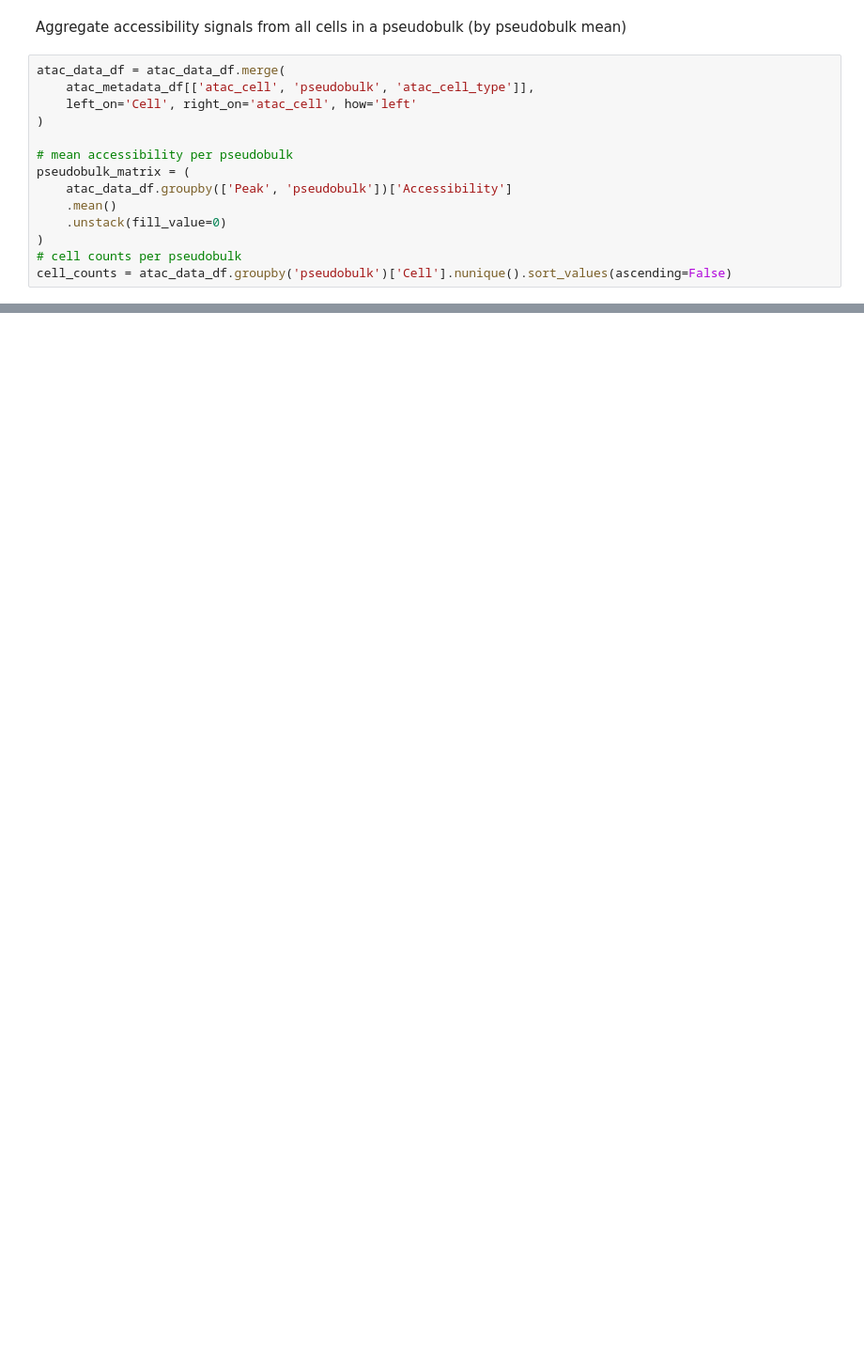
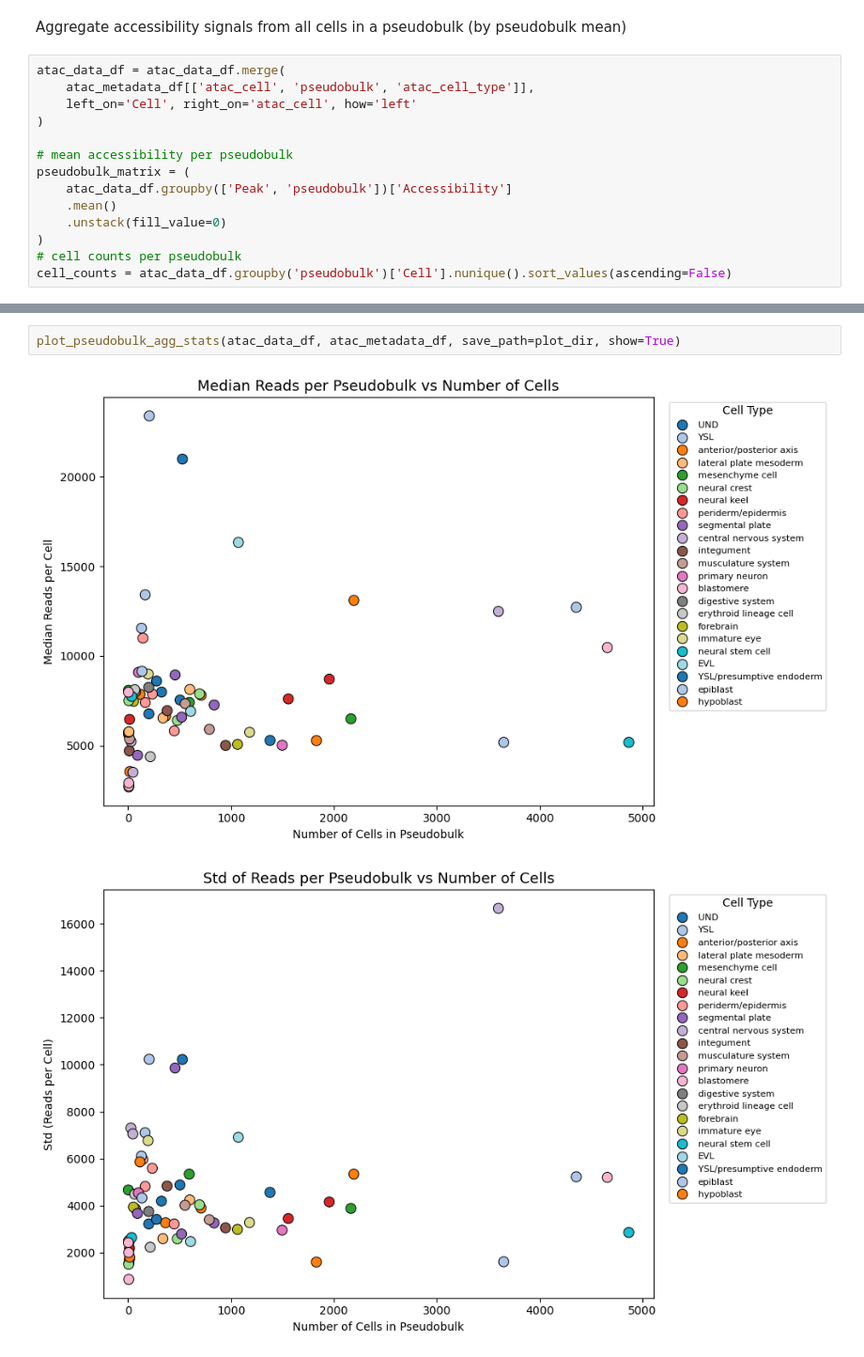
Before and after one commit to mourouzidou/zebrafish_development, a Jupyter notebook: notebooks/embryo/prepare_ATAC_data.ipynb, the cells around one changed output, grey strips where cells are left out. Shown: that part at 94% size. Cells and saved outputs as stored; diff of their text form; blank space fills up the shorter version.

```diff
--- a/notebooks/embryo/prepare_ATAC_data.ipynb
+++ b/notebooks/embryo/prepare_ATAC_data.ipynb
@@ -69,0 +93,5 @@ cell_counts = atac_data_df.groupby('pseudobulk')['Cell'].nunique().sort_values(a
+# %%
+plot_pseudobulk_agg_stats(atac_data_df, atac_metadata_df, save_path=plot_dir, show=True)
+# %% [output]
+[figure, added]
+[figure, added]
```
Also changed, not shown: parts of 9 cells of this notebook.
